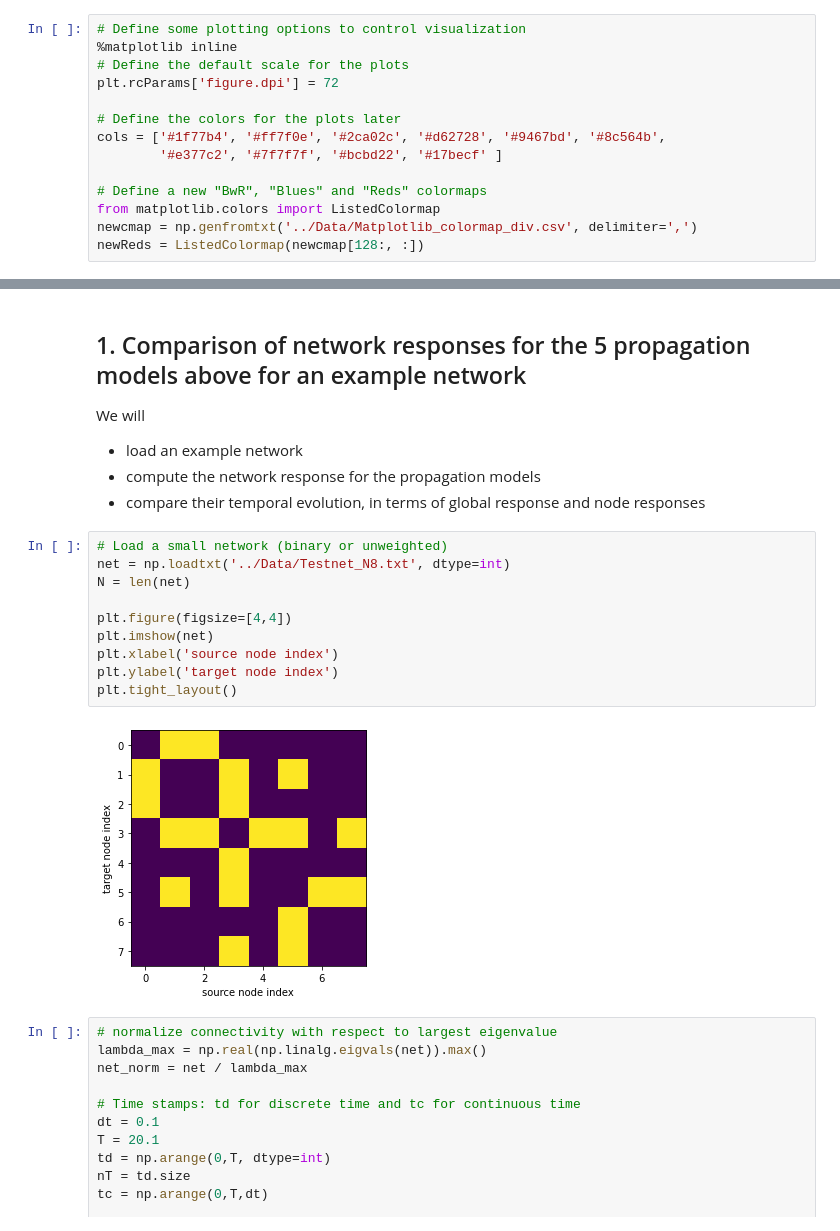
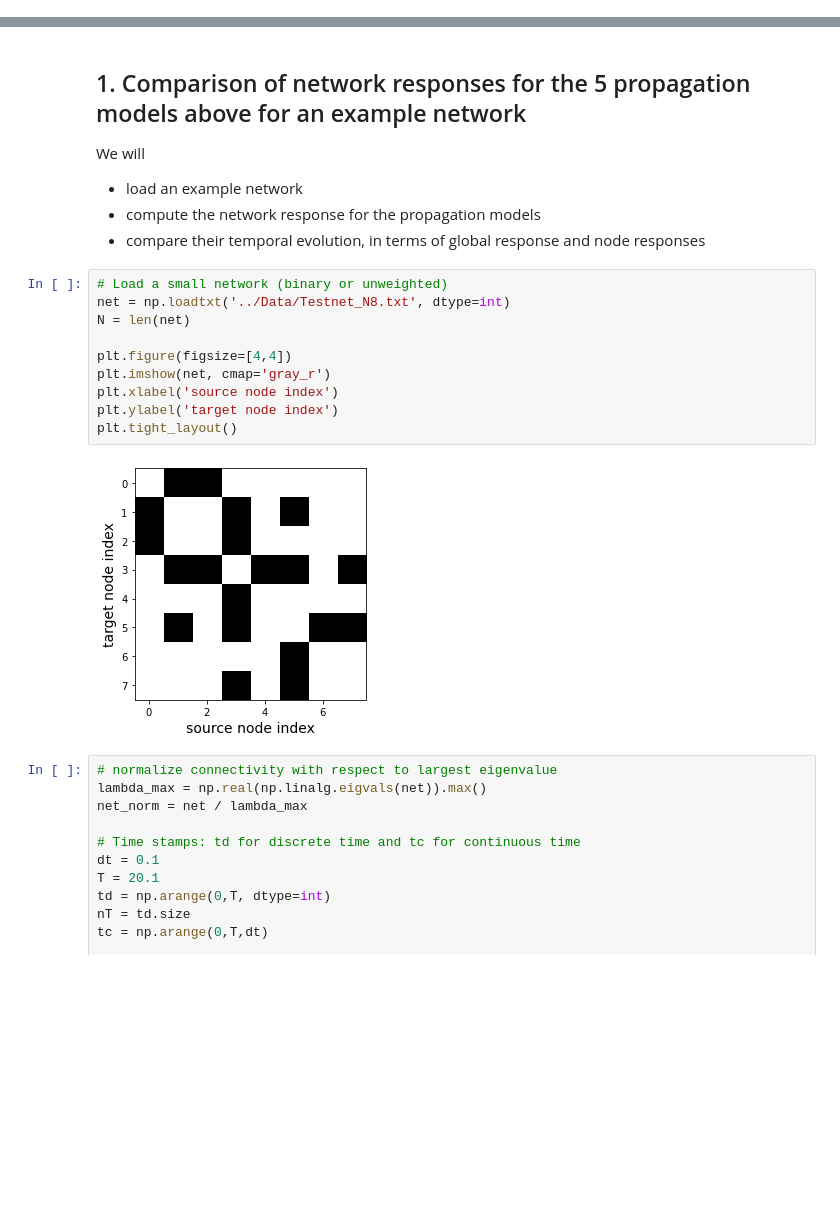
Before and after one commit to mb-BCA/SiReNetA_Tutorials, a Jupyter notebook: Tutorial_Notebooks/3_Basics_CanonModels.ipynb, the cells around one changed output, grey strips where cells are left out. Cells and saved outputs as stored; diff of their text form; blank space fills up the shorter version.

```diff
--- a/Tutorial_Notebooks/3_Basics_CanonModels.ipynb
+++ b/Tutorial_Notebooks/3_Basics_CanonModels.ipynb
@@ -40,17 +40,3 @@ import numpy as np
 
 # import
 import sireneta as sna
-# %%
-# Define some plotting options to control visualization
-%matplotlib inline
-# Define the default scale for the plots
-plt.rcParams['figure.dpi'] = 72
-
-# Define the colors for the plots later
-cols = ['#1f77b4', '#ff7f0e', '#2ca02c', '#d62728', '#9467bd', '#8c564b',
-        '#e377c2', '#7f7f7f', '#bcbd22', '#17becf' ]
-
-# Define a new "BwR", "Blues" and "Reds" colormaps
-from matplotlib.colors import ListedColormap
-newcmap = np.genfromtxt('../Data/Matplotlib_colormap_div.csv', delimiter=',')
-newReds = ListedColormap(newcmap[128:, :])
@@ -88,15 +79,15 @@ We will
 # %%
 # Load a small network (binary or unweighted)
 net = np.loadtxt('../Data/Testnet_N8.txt', dtype=int)
 N = len(net)
 
 plt.figure(figsize=[4,4])
-plt.imshow(net)
+plt.imshow(net, cmap='gray_r')
 plt.xlabel('source node index')
 plt.ylabel('target node index')
 plt.tight_layout()
 # %% [output]
-[figure, old version]
+[figure, new version]
 # %%
 # normalize connectivity with respect to largest eigenvalue
 lambda_max = np.real(np.linalg.eigvals(net)).max()
```
Also changed, not shown: parts of 7 cells of this notebook.
